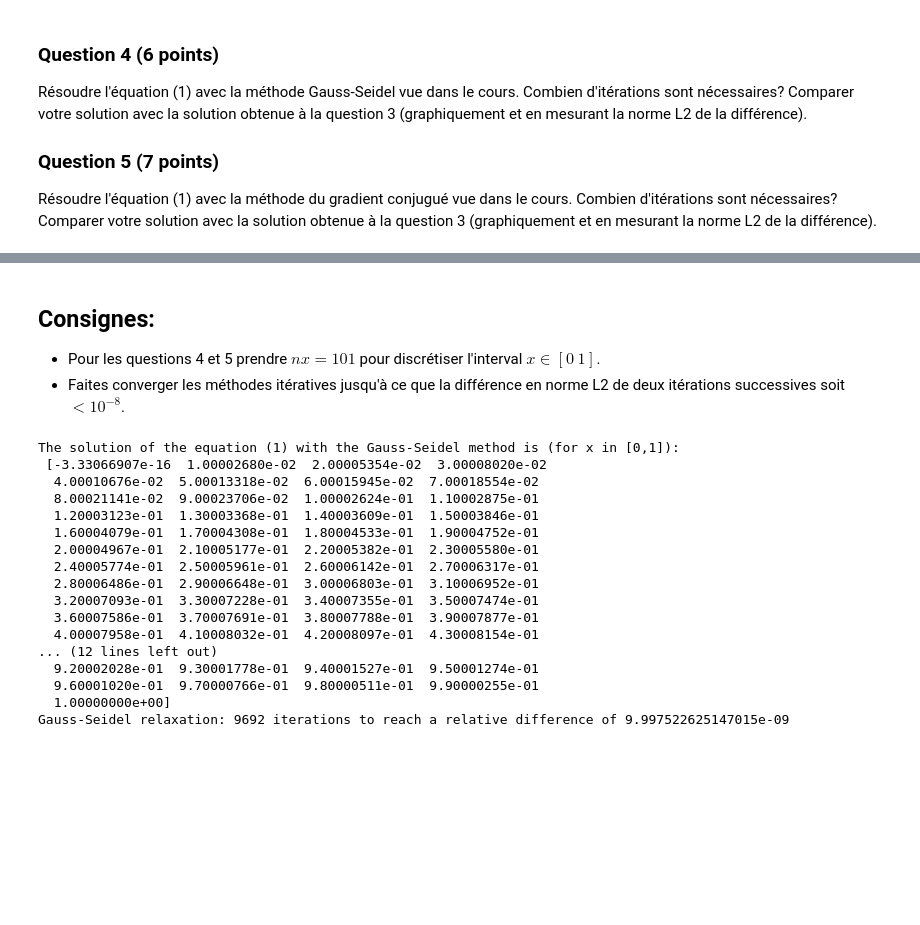
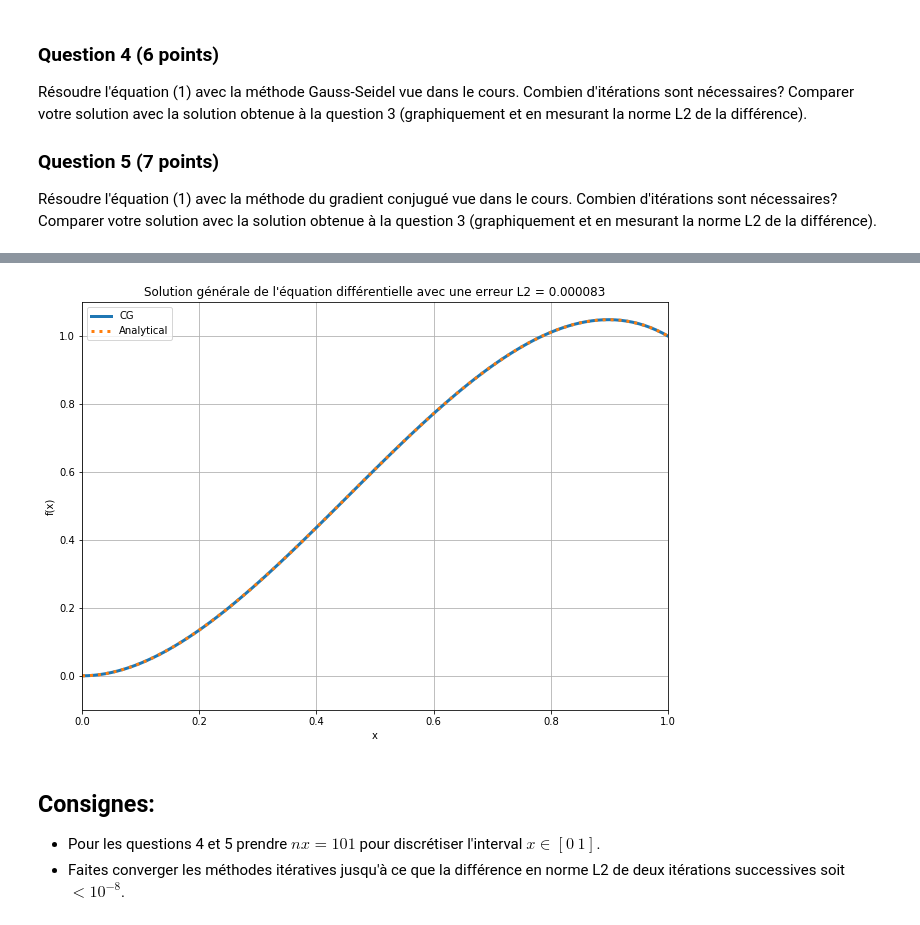
Before and after one commit to ilahmaid/MQ-MOOC, a Jupyter notebook: Gradient.ipynb, the cells around one changed output, grey strips where cells are left out. Saved outputs shown, nothing was run; the diff lists cells and outputs as text; code cells hidden in the pictures; blank space fills up the shorter version.

```diff
--- a/Gradient.ipynb
+++ b/Gradient.ipynb
@@ -99,14 +105,11 @@ print(p0)
 # %%
-nx=101
-x=np.linspace(0.,1.,nx)
 #--------------------------------- Graphe
 pyplot.figure(figsize=(10.5,7.5))
 pyplot.title('Solution générale de l\'équation différentielle (1)' )
 pyplot.xlabel('x')
 pyplot.ylabel('f(x)')
-pyplot.plot(x, p0, label='',
+pyplot.plot(x, p0,
             color='C0', linestyle='-',linewidth=3)
-pyplot.legend(loc='upper left')
 pyplot.xlim(0,1)
 pyplot.ylim(-0.01,1.1)
 pyplot.grid()
@@ -124,3 +203,20 @@ Résoudre l'équation (1) avec la méthode du gradient conjugué vue dans le cou
+# %%
+#on calcule l'erreur donnée par la méthode CG
+err = L2_rel_error(CG,p0)
+
+#--------------------------------- Graphe
+pyplot.figure(figsize=(10.5,7.5))
+pyplot.title('Solution générale de l\'équation différentielle avec une erreur L2 = %f' % err )
+pyplot.xlabel('x')
+pyplot.ylabel('f(x)')
+pyplot.plot(x, CG, color='C0', linestyle='-', linewidth=3, label='CG')
+pyplot.plot(x, p0, color='C1', linestyle='dotted', linewidth = 3, label='Analytical')
+pyplot.legend()
+pyplot.xlim(0,1)
+pyplot.ylim(-0.1,1.1)
+pyplot.grid()
+# %% [output]
+[figure, added]
 # %% [markdown]
 ## Consignes:
 
@@ -188,23 +224,0 @@ def laplace_2d_gauss_seidel(p0, nx, maxiter=30000, rtol=1e-8):
-# %%
-p, ites, conv_gs =laplace_2d_gauss_seidel(p0, nx, maxiter=30000, rtol=1e-8)
-print('The solution of the equation (1) with the Gauss-Seidel method is (for x in [0,1]): \n {}'.format(p))
-print('Gauss-Seidel relaxation: {} iterations '.format(ites) +
-      'to reach a relative difference of {}'.format(conv_gs[-1]))
-# %% [output]
-The solution of the equation (1) with the Gauss-Seidel method is (for x in [0,1]):
- [-3.33066907e-16  1.00002680e-02  2.00005354e-02  3.00008020e-02
-  4.00010676e-02  5.00013318e-02  6.00015945e-02  7.00018554e-02
-  8.00021141e-02  9.00023706e-02  1.00002624e-01  1.10002875e-01
-  1.20003123e-01  1.30003368e-01  1.40003609e-01  1.50003846e-01
-  1.60004079e-01  1.70004308e-01  1.80004533e-01  1.90004752e-01
-  2.00004967e-01  2.10005177e-01  2.20005382e-01  2.30005580e-01
-  2.40005774e-01  2.50005961e-01  2.60006142e-01  2.70006317e-01
-  2.80006486e-01  2.90006648e-01  3.00006803e-01  3.10006952e-01
-  3.20007093e-01  3.30007228e-01  3.40007355e-01  3.50007474e-01
-  3.60007586e-01  3.70007691e-01  3.80007788e-01  3.90007877e-01
-  4.00007958e-01  4.10008032e-01  4.20008097e-01  4.30008154e-01
-... (12 lines left out)
-  9.20002028e-01  9.30001778e-01  9.40001527e-01  9.50001274e-01
-  9.60001020e-01  9.70000766e-01  9.80000511e-01  9.90000255e-01
-  1.00000000e+00]
-Gauss-Seidel relaxation: 9692 iterations to reach a relative difference of 9.997522625147015e-09
```
Also changed, not shown: parts of 12 cells of this notebook.
